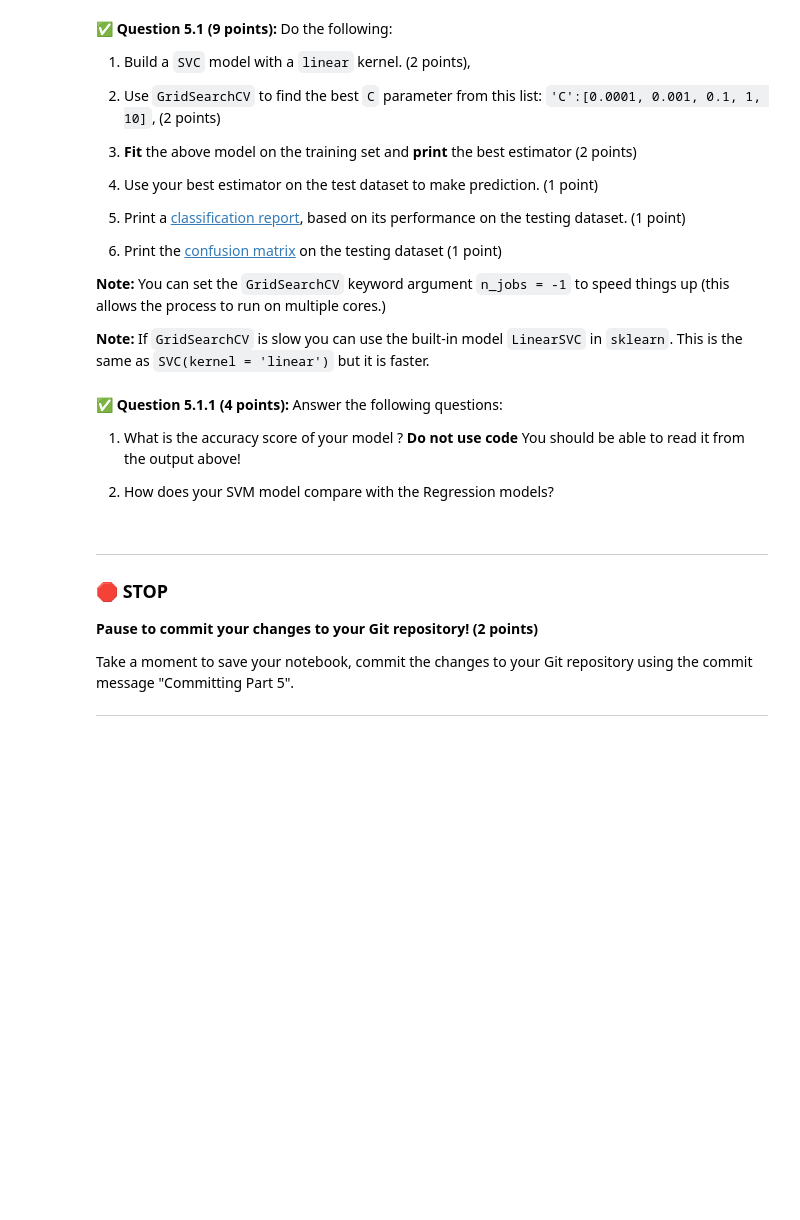
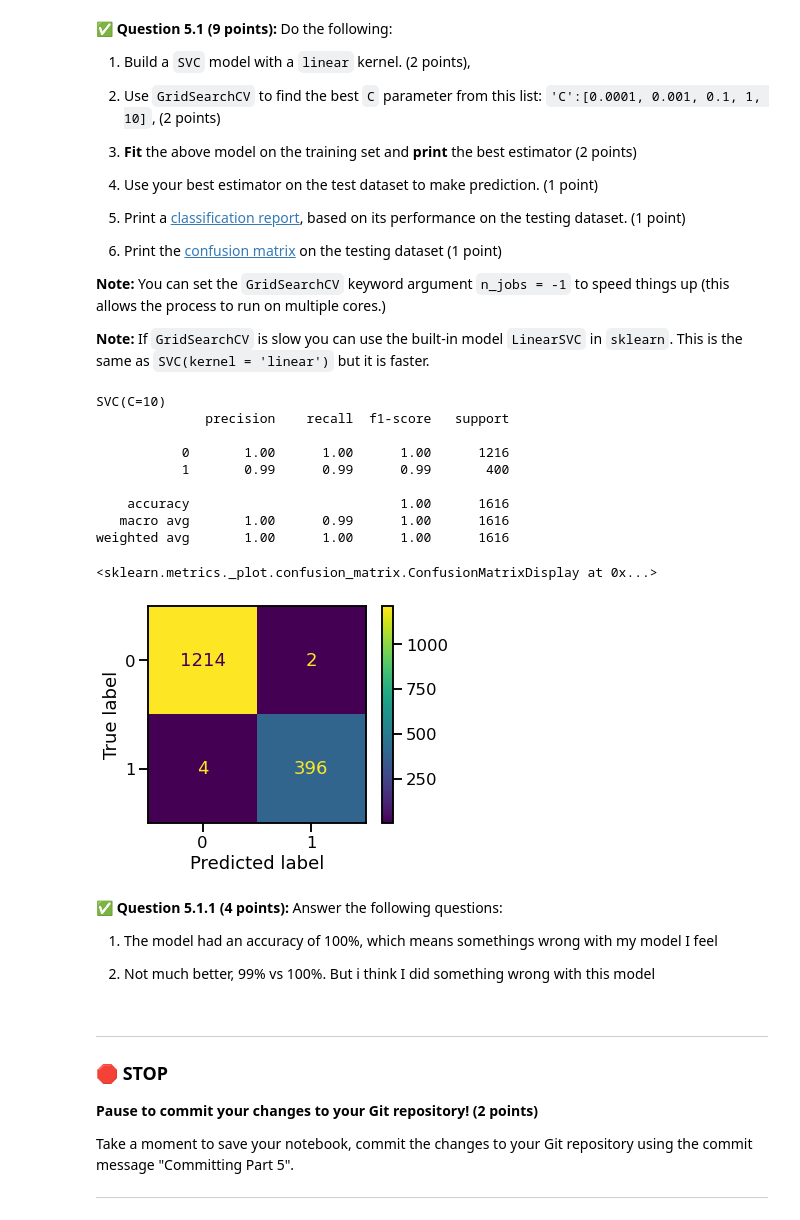
Before and after one commit to arburyri/cmse202-f22-turnin, a Jupyter notebook: final/CMSE202_Final-STUDENT.ipynb, the cells around one changed output. Drawn from its saved outputs; the diff is of its cells as text; code cells hidden in the pictures; blank space fills up the shorter version.

```diff
--- a/final/CMSE202_Final-STUDENT.ipynb
+++ b/final/CMSE202_Final-STUDENT.ipynb
@@ -609,9 +604,42 @@ Let's see how an SVM performs
-# %% [markdown]
-**&#9989; Question 5.1.1 (4 points):** Answer the following questions:
-
-1. What is the accuracy score of your model ? **Do not use code** You should be able to read it from the output above!
-
-2. How does your SVM model compare with the Regression models?
+# %%
+wine = {'white': 0,'red': 1}
+winedf=winedf.dropna()
+labels=winedf["type"]
+features=winedf.drop(["type"],axis=1)
+Xtrain, Xtest, Ytrain, Ytest=train_test_split(features,labels,test_size=0.25,random_state=314159)
+
+scaler=StandardScaler()
+
+scalerXtrain=scaler.fit_transform(Xtrain)
+scalerXtest=scaler.transform(Xtest)
+# %%
+parameters = {'kernel':('linear', 'rbf'), 'C':[0.0001, 0.001, 0.1, 1, 10]}
+my_model=svm.SVC()
+clf = GridSearchCV(my_model, parameters)
+fitted=clf.fit(scalerXtrain,Ytrain)
+# %%
+pred_labels = fitted.predict(scalerXtest)
+print(fitted.best_estimator_)
+print(classification_report(Ytest, pred_labels))
+ConfusionMatrixDisplay.from_estimator(fitted, scalerXtest, Ytest)
+# %% [output]
+SVC(C=10)
+              precision    recall  f1-score   support
+
+           0       1.00      1.00      1.00      1216
+           1       0.99      0.99      0.99       400
+
+    accuracy                           1.00      1616
+   macro avg       1.00      0.99      1.00      1616
+weighted avg       1.00      1.00      1.00      1616
+<sklearn.metrics._plot.confusion_matrix.ConfusionMatrixDisplay at 0x...>
+[figure, added]
+# %% [markdown]
+**&#9989; Question 5.1.1 (4 points):** Answer the following questions:
+
+1. The model had an accuracy of 100%, which means somethings wrong with my model I feel
+
+2. Not much better, 99% vs 100%. But i think I did something wrong with this model
 # %% [markdown]
 ---
 ### &#128721; STOP
```
Also changed, not shown: parts of 5 cells of this notebook.
